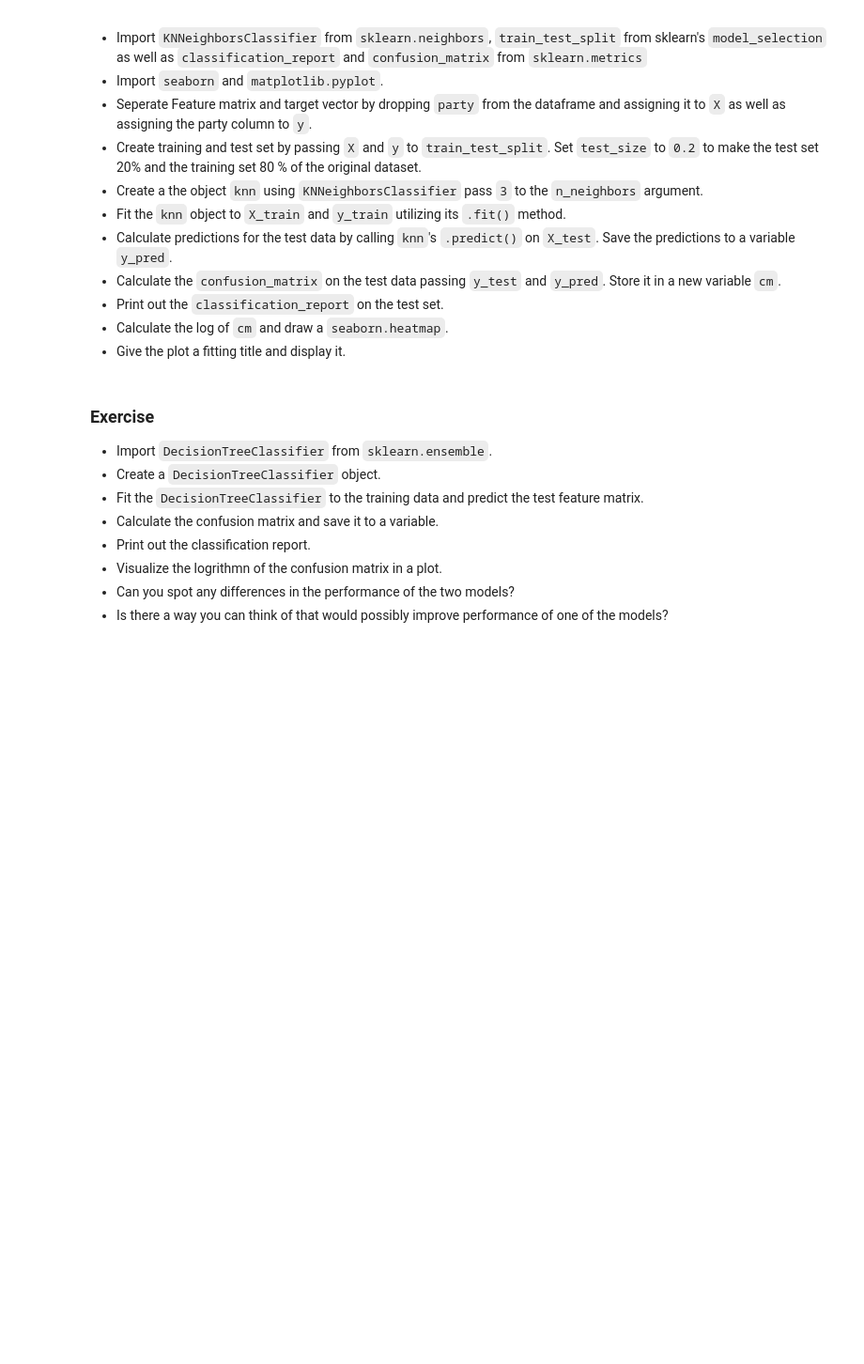
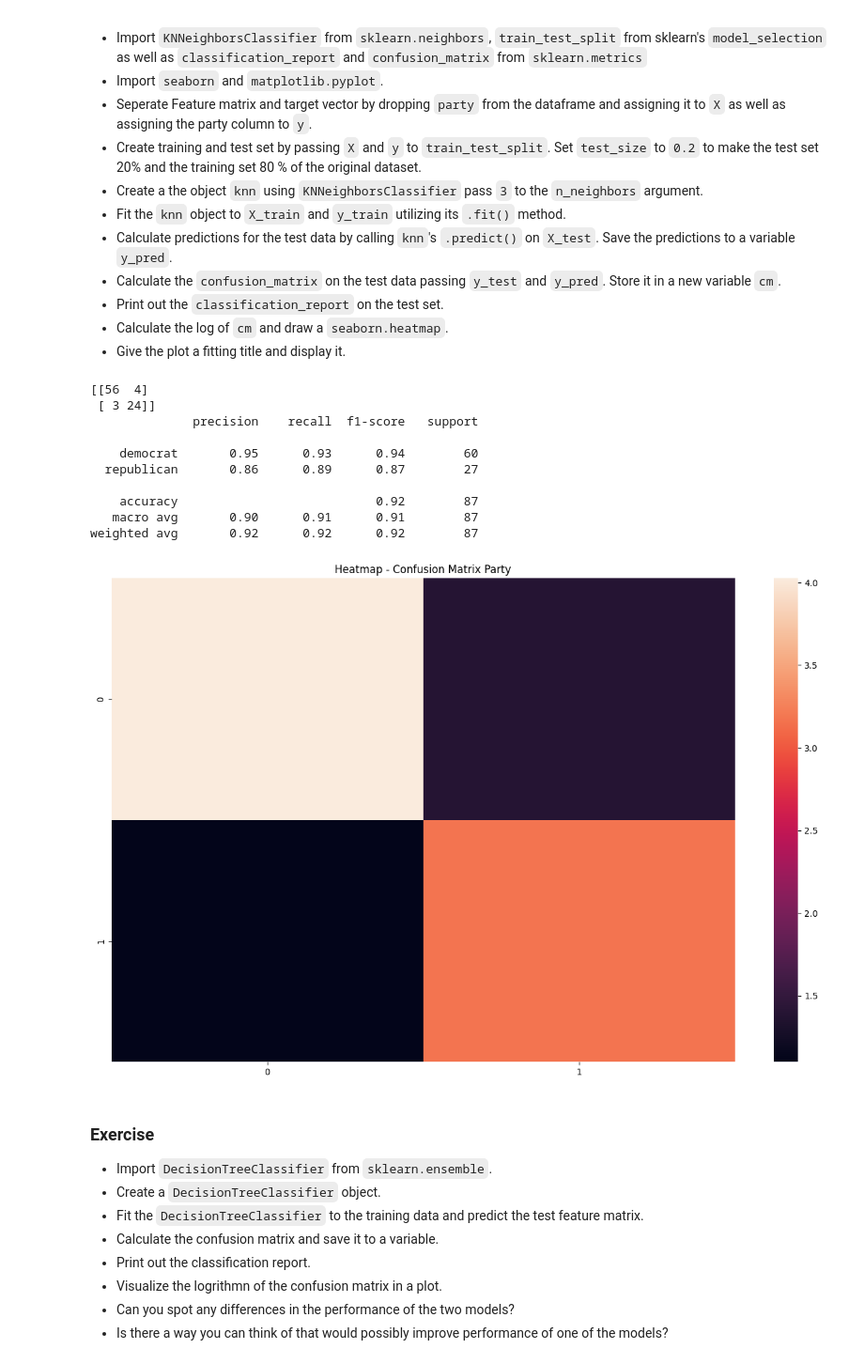
Before and after one commit to maximusbirkefeld/business_intelligence, a Jupyter notebook: Aufgabe3/Exercise 3 Preprocessing and Classification.ipynb, the cells around one changed output. Shown: that part at 94% size. Saved outputs shown, nothing was run; the diff lists cells and outputs as text; code cells hidden in the pictures; blank space fills up the shorter version.

```diff
--- a/Aufgabe3/Exercise 3 Preprocessing and Classification.ipynb
+++ b/Aufgabe3/Exercise 3 Preprocessing and Classification.ipynb
@@ -115,13 +107,14 @@ The `pd.get_dummies()` function creates a so called `onehotencoded` binary matri
 ohe_party = pd.DataFrame({})
 
 #OneHotEncode all features of raw voting data
-for col in ______________:
+for col in party_imputed.columns:
 
     if col == 'party':
-        ___________
+        continue
 
     temp_transformed = pd.get_dummies(party_imputed[col])
-    ohe_party = pd.concat([_____________], axis=1)
+    ohe_party = pd.concat([ohe_party, temp_transformed], axis=1)
 
 
 #Print the first few rows of the result
+display(ohe_party)
@@ -149,11 +158,11 @@ import numpy as np
 unique_values = party_imputed['religious'].unique()
 
 #Print the list of unique values
-
+print(unique_values)
 
 #Figure out a way to separate the list into positive and negative answers
-positive_answers = ______________
-negative_answers = ______________
+positive_answers = ['Yes','yes','positive','yep','yeah']
+negative_answers = ['Nope','No','negative','nah','no']
 
 #another way
 positive_answers = []
@@ -163,7 +172,7 @@ for str in unique_values:
 
     first_char = str[0].lower()
 
-    if first_char == ____:
+    if first_char == "n":
         negative_answers.append(str)
     else:
         positive_answers.append(str)
@@ -171,7 +180,8 @@ for str in unique_values:
 #...and so on - everything that works is correct
 
 #Print the subsets you created
-
+print(positive_answers)
+print(negative_answers)
 
 #Transform the values of every column of the raw voting data and store it in a new DataFrame
 party_clean = pd.DataFrame({})
@@ -183,7 +193,7 @@ for col in party_imputed.columns:
 
     temp_new_val = []
 
-    for i in range(____________):
+    for i in range(len(party_imputed)):
 
         val = party_imputed[col].iloc[i]
 
@@ -193,10 +203,11 @@ for col in party_imputed.columns:
 
         else:
 
-            __________________
+            temp_new_val.append(0)
 
     party_clean[col] = np.array(temp_new_val)
 
 #everything that works is correct
 
 #Print the result
+display(party_clean.head())
@@ -233,40 +254,52 @@ from sklearn.neighbors import KNeighborsClassifier
 from sklearn.model_selection import train_test_split
 from sklearn.metrics import confusion_matrix, classification_report
 import seaborn as sns
 import matplotlib.pyplot as plt
 
 #Create feature matrix
-X = _________.drop(['party'],axis = 1)
+X = party_clean.drop(['party'],axis = 1)
 
 #Create target vector
 y = party_clean['party']
 
 #Split feature matrix and target vector into training and test set
-X_train, X_test, y_train, y_test = train_test_split(X, y, test_size=____, random_state=123)
+X_train, X_test, y_train, y_test = train_test_split(X, y, test_size=0.2, random_state=123)
 
 #Create KNN-Object
-knn = KNeighborsClassifier(n_neighbors=__)
+knn = KNeighborsClassifier(n_neighbors=3)
 
 #Fit KNN-Classifier to training data
 knn.fit(X_train,y_train)
 
 #Predict test set
 y_pred = knn.predict(X_test)
 
 #Create confusion matrix
-cm = confusion_matrix(__________)
+cm = confusion_matrix(y_test, y_pred)
 
 #Print confusion matrix
-
+print(cm)
 
 #Print classification report
-
+print(classification_report(y_test, y_pred))
 
 #Create Heatmap of Confusion matrix on Test Set
 plt.figure(figsize=(16,10))
-plt.title(________________________)
+plt.title("Heatmap - Confusion Matrix Party")
 sns.heatmap(np.log(cm))
 plt.show()
+# %% [output]
+[[56  4]
+ [ 3 24]]
+              precision    recall  f1-score   support
+
+    democrat       0.95      0.93      0.94        60
+  republican       0.86      0.89      0.87        27
+
+    accuracy                           0.92        87
+   macro avg       0.90      0.91      0.91        87
+weighted avg       0.92      0.92      0.92        87
+[figure, added]
 # %% [markdown]
 ### Exercise
 
```
Also changed, not shown: parts of 8 cells of this notebook, 1 other file.
